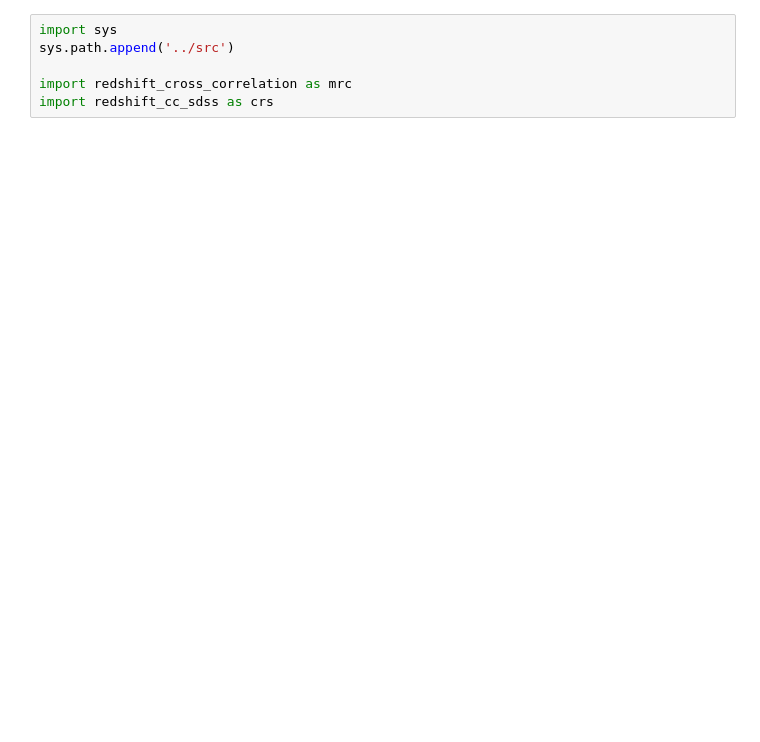
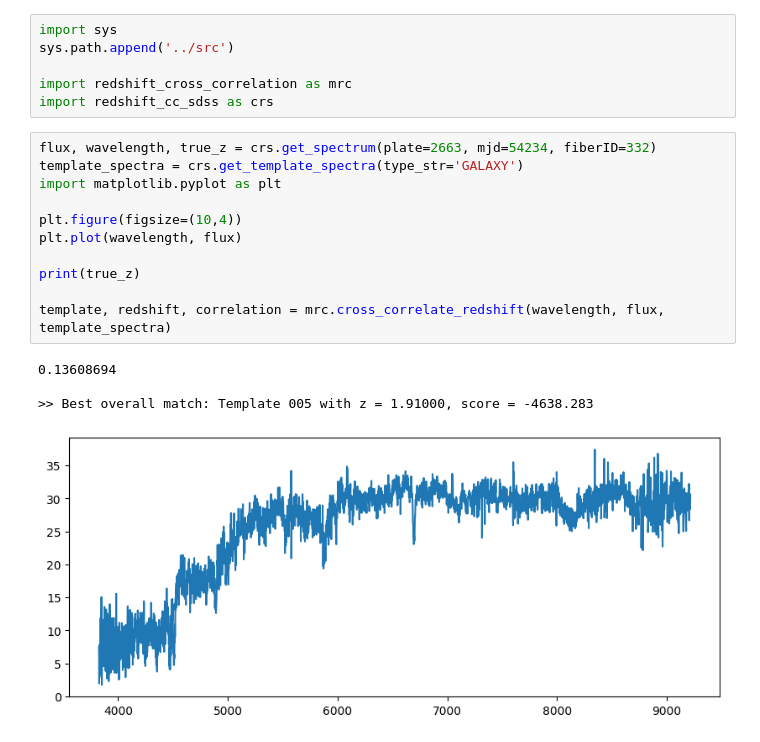
Before and after one commit to ripRoot/Redshift, a Jupyter notebook: notebooks/redshift_cross_correlation_simulation.ipynb, the cells around one changed output. Drawn from its saved outputs; the diff is of its cells as text; blank space fills up the shorter version.

```diff
--- a/notebooks/redshift_cross_correlation_simulation.ipynb
+++ b/notebooks/redshift_cross_correlation_simulation.ipynb
@@ -4,3 +4,19 @@ sys.path.append('../src')
 
 import redshift_cross_correlation as mrc
 import redshift_cc_sdss as crs
+# %%
+flux, wavelength, true_z = crs.get_spectrum(plate=2663, mjd=54234, fiberID=332)
+template_spectra = crs.get_template_spectra(type_str='GALAXY')
+import matplotlib.pyplot as plt
+
+plt.figure(figsize=(10,4))
+plt.plot(wavelength, flux)
+
+print(true_z)
+
+template, redshift, correlation = mrc.cross_correlate_redshift(wavelength, flux, template_spectra)
+# %% [output]
+0.13608694
+
+>> Best overall match: Template 005 with z = 1.91000, score = -4638.283
+[figure, added]
```
Also changed, not shown: parts of 4 cells of this notebook, 2 other files.
